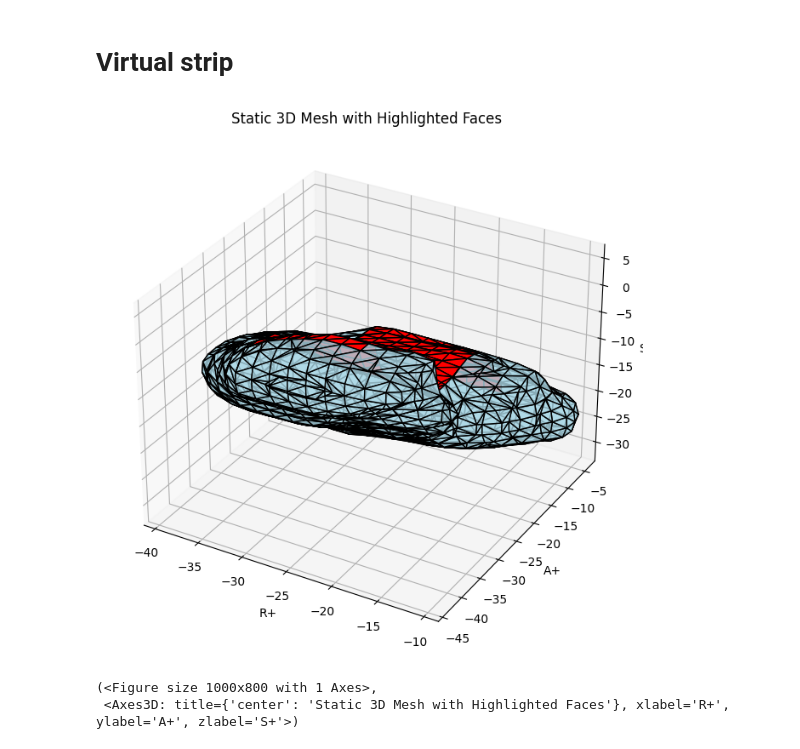
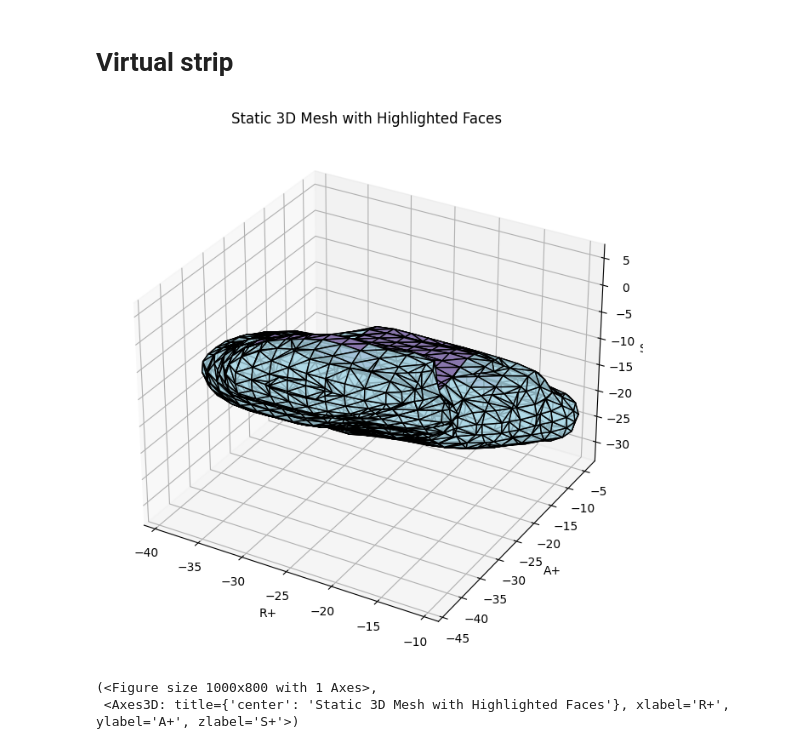
Before and after one commit to SeojinYoon/Seojin_commonTool, a Jupyter notebook: Module/Brain_Surface/UV_map/UV_map_both.ipynb, the cells around one changed output. Saved outputs shown, nothing was run; the diff lists cells and outputs as text; code cells hidden in the pictures.

```diff
--- a/Module/Brain_Surface/UV_map/UV_map_both.ipynb
+++ b/Module/Brain_Surface/UV_map/UV_map_both.ipynb
@@ -130,20 +147,22 @@ plt.plot(np.mean(rt_profile_result_info["sampling_datas"], axis = 0))
 [figure]
 # %% [markdown]
 # Virtual strip
+# %%
+highlight_color = np.array([137, 119, 173, 120]) / 255
 # %%
 lt_highlight_vertex_indices = inverse_component_mesh_info(lt_superior_mesh_info["mapping_ori2conv"],
                                                           mask_basedOn_component = lt_profile_result_info["virtual_strip_mask"])
 
 show_mesh(lt_hippo_uv_mesh_info["vertex"],
           faces = lt_hippo_uv_mesh_info["face"],
           vertex_index_info = {
               "a" : {
-                  "color" : "red",
+                  "color" : highlight_color,
                   "set" : lt_highlight_vertex_indices,
               }
           })
 # %% [output]
-[figure, old version]
+[figure, new version]
 (<Figure size 1000x800 with 1 Axes>,
  <Axes3D: title={'center': 'Static 3D Mesh with Highlighted Faces'}, xlabel='R+', ylabel='A+', zlabel='S+'>)
 # %%
```
Also changed, not shown: parts of 7 cells of this notebook, 8 other files.
